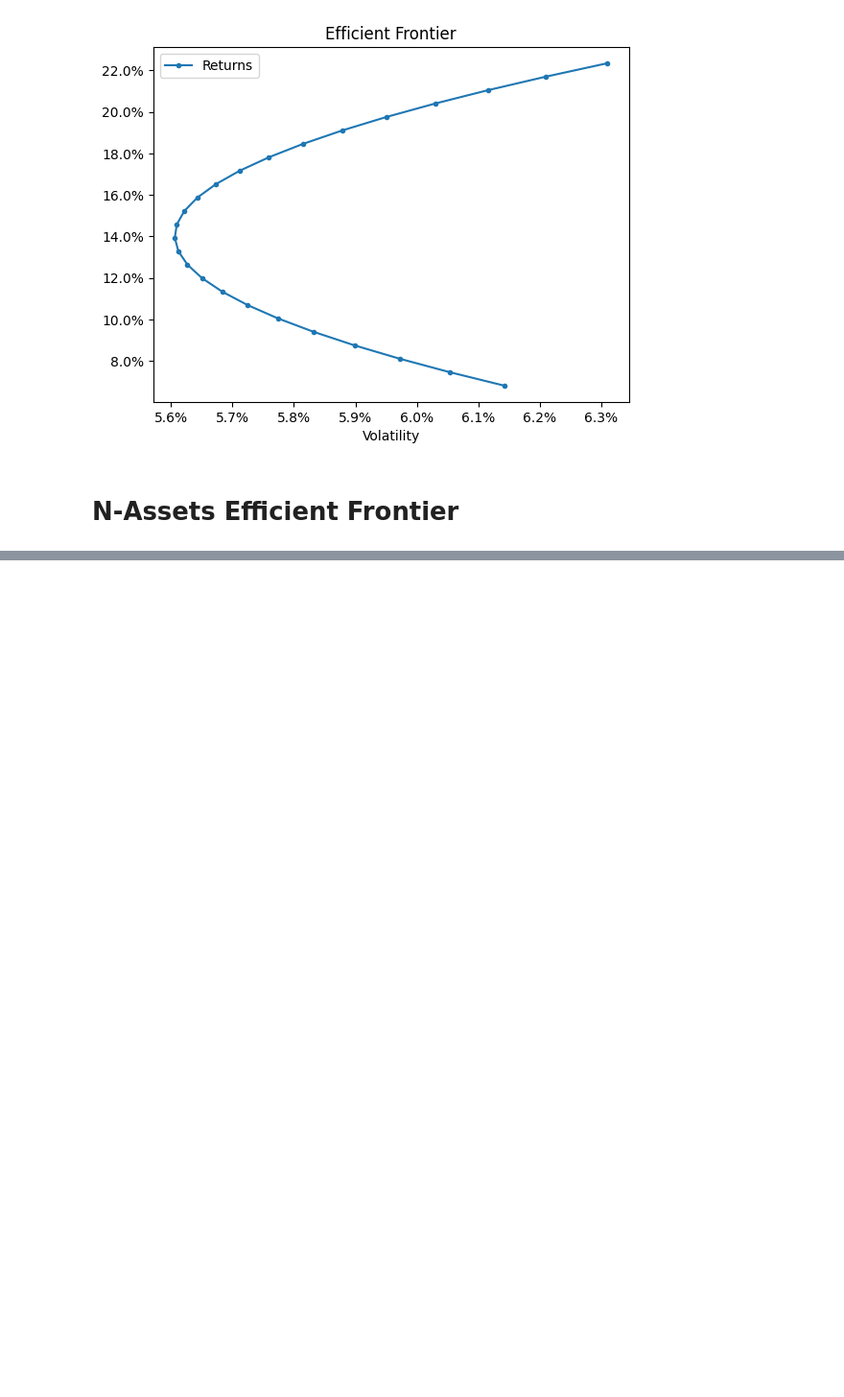
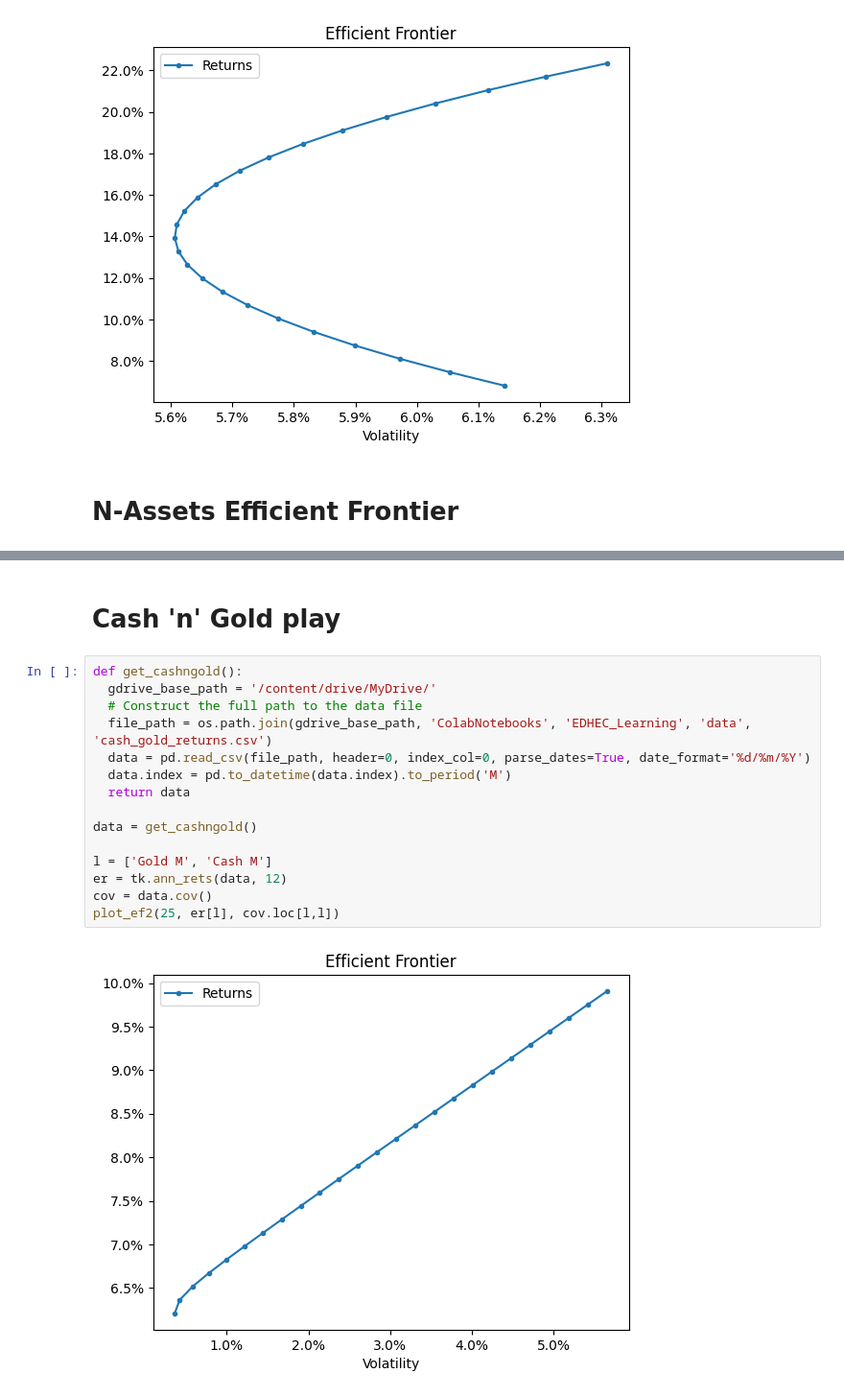
Before and after one commit to Terry4715/MVO-backtest, a Jupyter notebook: CodeAlong_Module2.ipynb, the cells around one changed output, grey strips where cells are left out. Shown at 96% size. Drawn from its saved outputs; the diff is of its cells as text; blank space fills up the shorter version.

```diff
--- a/CodeAlong_Module2.ipynb
+++ b/CodeAlong_Module2.ipynb
@@ -221,0 +218,19 @@ print(a, b)
+# %% [markdown]
+# Cash 'n' Gold play
+# %%
+def get_cashngold():
+  gdrive_base_path = '/content/drive/MyDrive/'
+  # Construct the full path to the data file
+  file_path = os.path.join(gdrive_base_path, 'ColabNotebooks', 'EDHEC_Learning', 'data', 'cash_gold_returns.csv')
+  data = pd.read_csv(file_path, header=0, index_col=0, parse_dates=True, date_format='%d/%m/%Y')
+  data.index = pd.to_datetime(data.index).to_period('M')
+  return data
+
+data = get_cashngold()
+
+l = ['Gold M', 'Cash M']
+er = tk.ann_rets(data, 12)
+cov = data.cov()
+plot_ef2(25, er[l], cov.loc[l,l])
+# %% [output]
+[figure, added]
```
Also changed, not shown: parts of 6 cells of this notebook.
